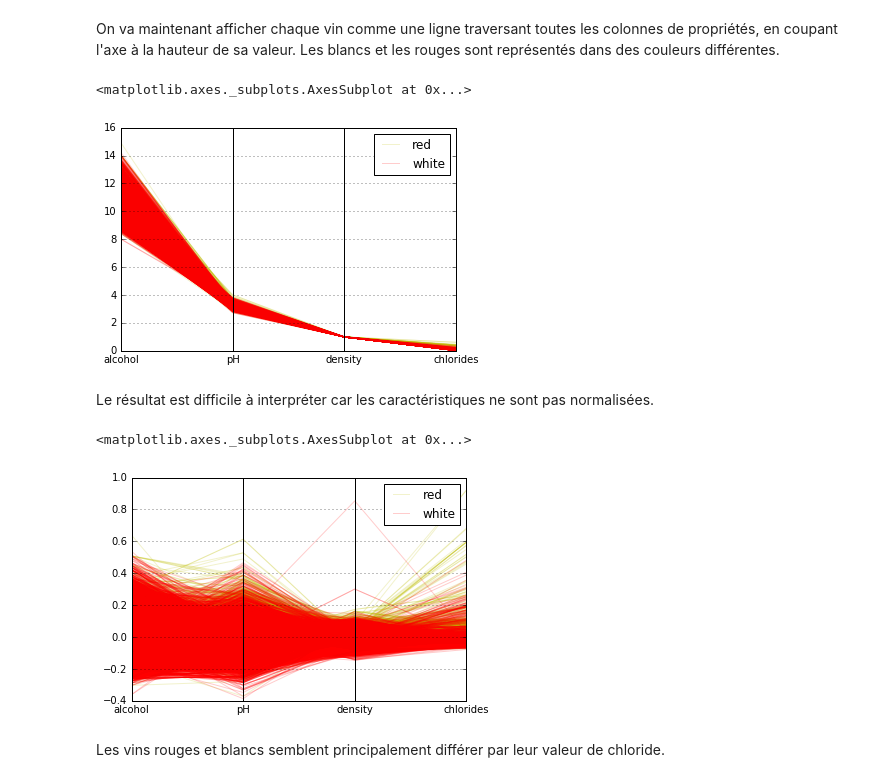
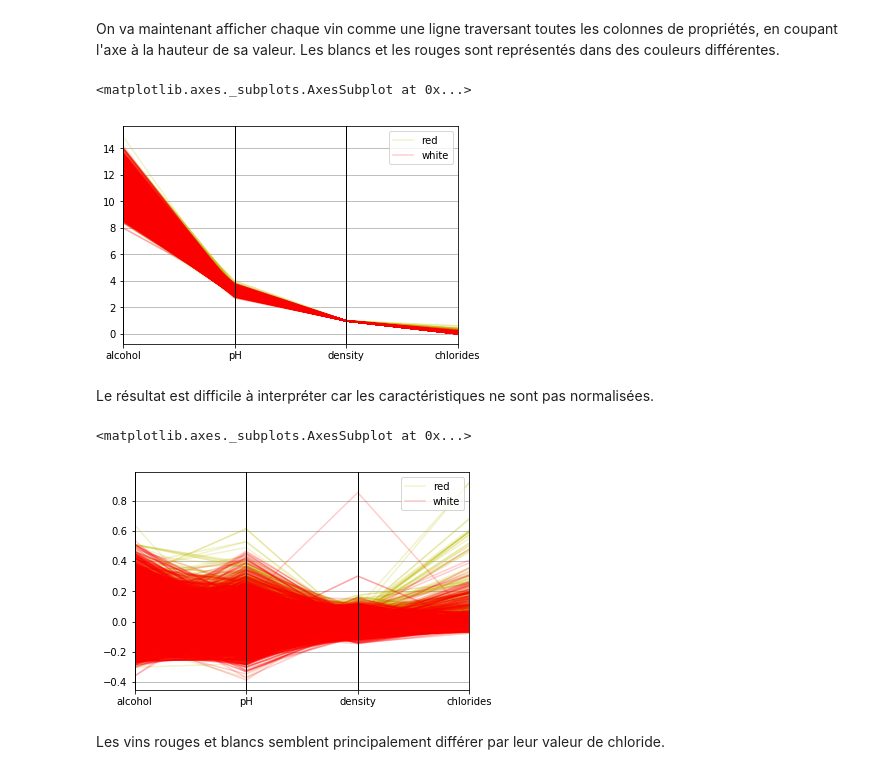
Before and after one commit to sylvchev/coursMLpython, a Jupyter notebook: 1-IntroductionFouilleDonnees.ipynb, the cells around one changed output. Drawn from its saved outputs; the diff is of its cells as text; code cells hidden in the pictures.

```diff
--- a/1-IntroductionFouilleDonnees.ipynb
+++ b/1-IntroductionFouilleDonnees.ipynb
@@ -110,3 +129,3 @@ reds[:10].pH.plot(kind='bar', title="Vins vs pH")
 # %%
-reds.sort('pH', ascending=False).pH[:25].plot(kind='bar')
+_ = reds.sort_values('pH', ascending=False).pH[:25].plot(kind='bar')
 # %% [output]
@@ -136,17 +154,17 @@ On va maintenant afficher chaque vin comme une ligne traversant toutes les colon
 parallel_coordinates(sub_wines, 'kind', alpha=0.2, color=['y', 'r'])
 # %% [output]
 <matplotlib.axes._subplots.AxesSubplot at 0x...>
-[figure, old version]
+[figure, new version]
 # %% [markdown]
 Le résultat est difficile à interpréter car les caractéristiques ne sont pas normalisées.
 # %%
 sub_wines = wines[['alcohol', 'pH', 'density', 'chlorides']]
 sub_wines = (sub_wines - sub_wines.mean()) / (sub_wines.max() - sub_wines.min())
 sub_wines['kind'] = wines['kind']
-parallel_coordinates(sub_wines, 'kind', alpha=0.2, colors=['y', 'r'])
+parallel_coordinates(sub_wines, 'kind', alpha=0.2, color=['y', 'r'])
 # %% [output]
 <matplotlib.axes._subplots.AxesSubplot at 0x...>
-[figure, old version]
+[figure, new version]
 # %% [markdown]
 Les vins rouges et blancs semblent principalement différer par leur valeur de chloride.
 # %% [markdown]
```
Also changed, not shown: parts of 10 cells of this notebook.
